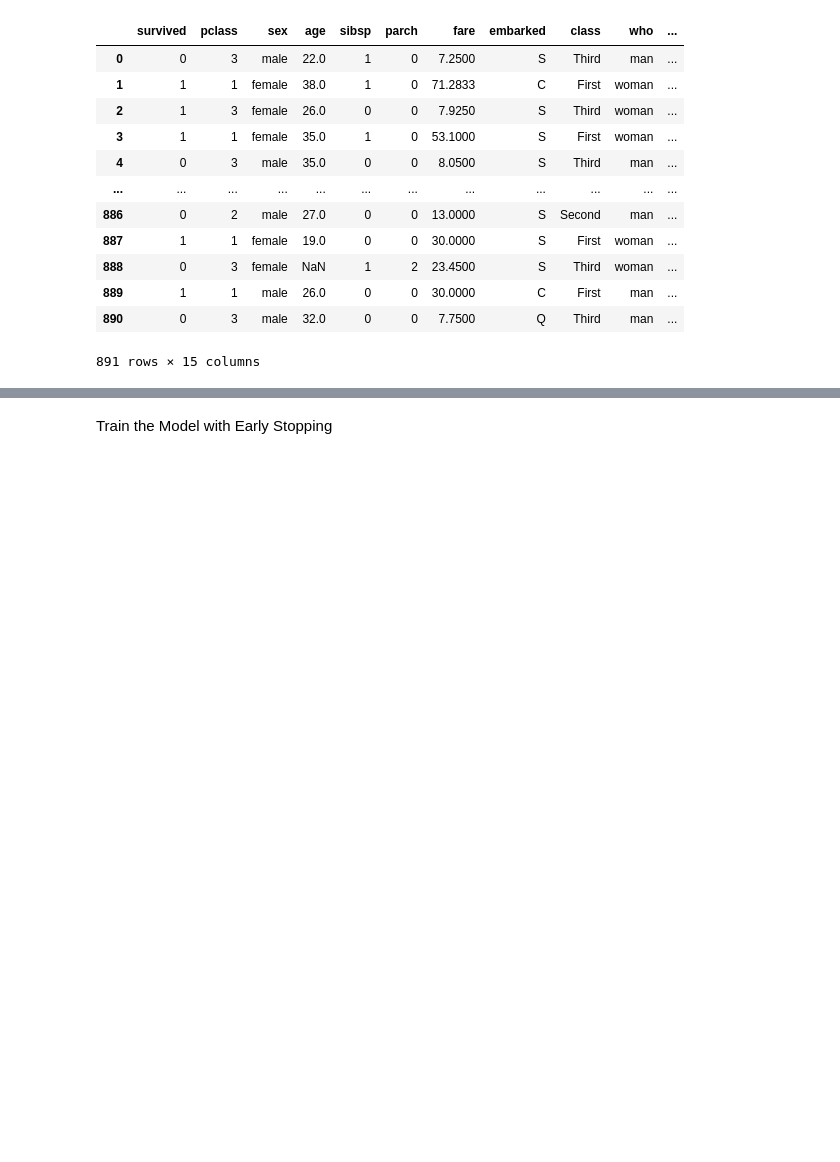
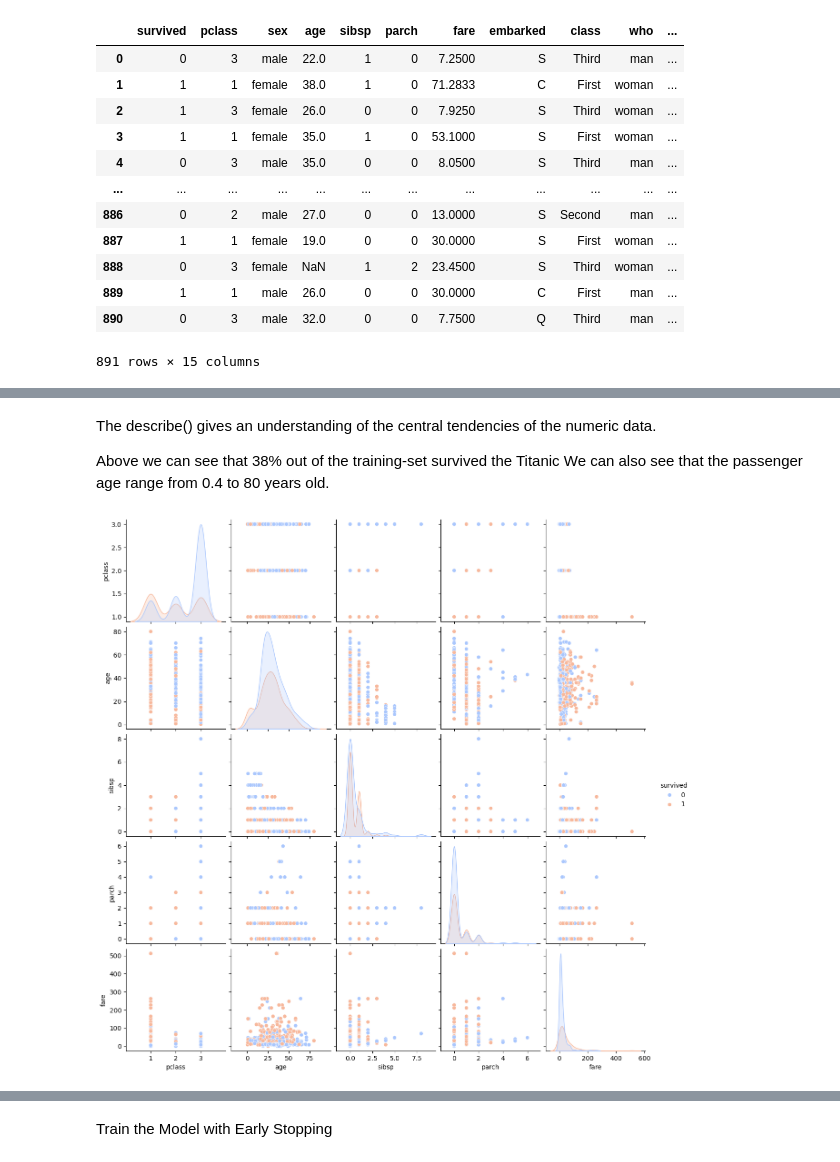
Before and after one commit to adobea-dev/Titanic_data-with-using-Artificial-neural-network, a Jupyter notebook: Titanic_data.ipynb, the cells around one changed output, grey strips where cells are left out. Saved outputs shown, nothing was run; the diff lists cells and outputs as text; code cells hidden in the pictures; blank space fills up the shorter version.

```diff
--- a/Titanic_data.ipynb
+++ b/Titanic_data.ipynb
@@ -52,0 +92,18 @@ Preprocessing data
+# %% [markdown]
+The describe() gives an understanding of the central tendencies of the numeric data.
+
+Above we can see that 38% out of the training-set survived the Titanic
+We can also see that the passenger age range from 0.4 to 80 years old.
+# %%
+#Now lets do an eploratory data analysis/ distribution of the features
+
+# Selecting only numerical features
+num_features = ["survived", "pclass", "age", "sibsp", "parch", "fare"]
+
+# Pairplot to show pairwise scatter plots
+sns.pairplot(titanic[num_features], hue="survived", palette="coolwarm", diag_kind="kde")
+
+# Show the plot
+plt.show()
+# %% [output]
+[figure, added]
```
Also changed, not shown: parts of 66 cells of this notebook.
